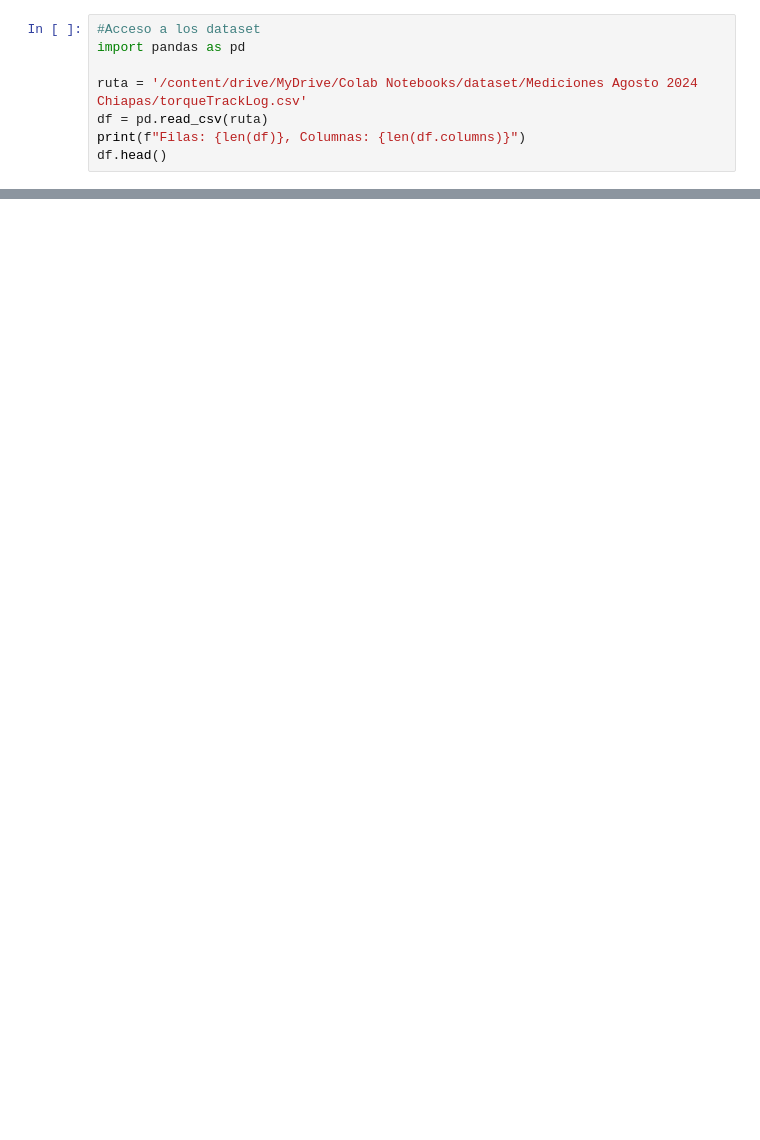
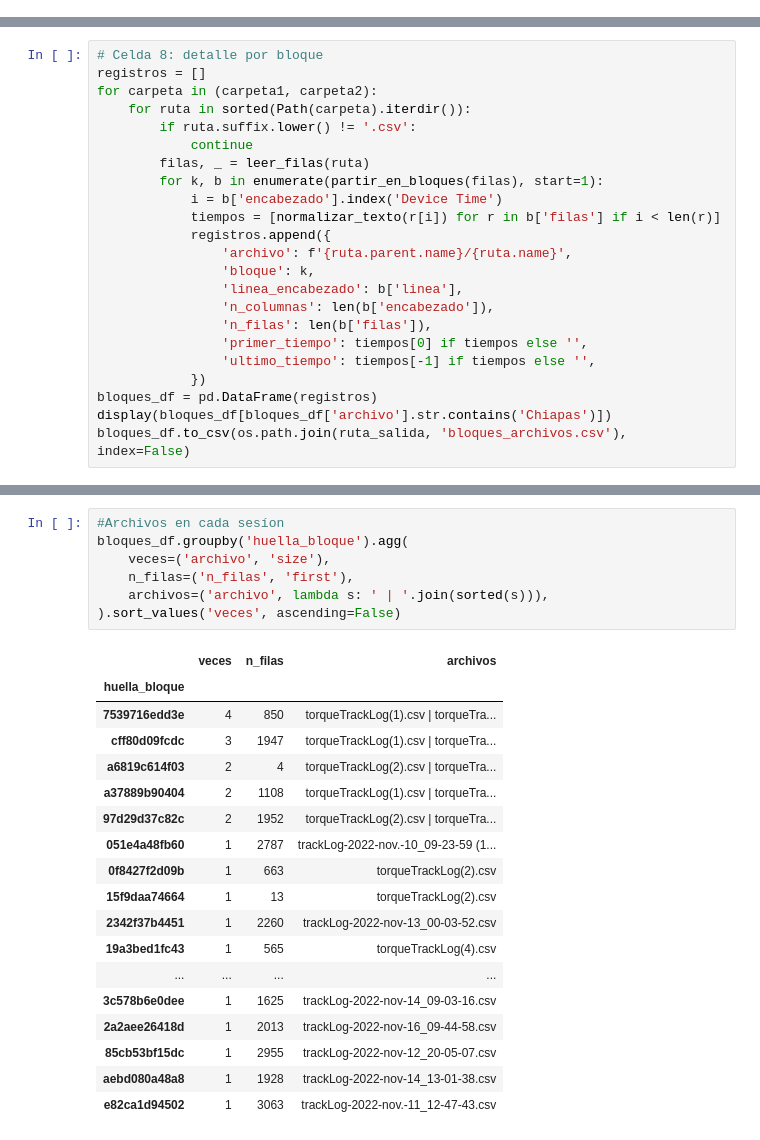
Before and after one commit to AlfCR/dnn-estadia, a Jupyter notebook: dnn_estadia_ACP.ipynb, the cells around one changed output, grey strips where cells are left out. Drawn from its saved outputs; the diff is of its cells as text; blank space fills up the shorter version.

```diff
--- a/dnn_estadia_ACP.ipynb
+++ b/dnn_estadia_ACP.ipynb
@@ -43,8 +2,0 @@ False
-# %%
-#Acceso a los dataset
-import pandas as pd
-
-ruta = '/content/drive/MyDrive/Colab Notebooks/dataset/Mediciones Agosto 2024 Chiapas/torqueTrackLog.csv'
-df = pd.read_csv(ruta)
-print(f"Filas: {len(df)}, Columnas: {len(df.columns)}")
-df.head()
@@ -345,0 +324,23 @@ ok G(z)
+# %%
+# Celda 8: detalle por bloque
+registros = []
+for carpeta in (carpeta1, carpeta2):
+    for ruta in sorted(Path(carpeta).iterdir()):
+        if ruta.suffix.lower() != '.csv':
+            continue
+        filas, _ = leer_filas(ruta)
+        for k, b in enumerate(partir_en_bloques(filas), start=1):
+            i = b['encabezado'].index('Device Time')
+            tiempos = [normalizar_texto(r[i]) for r in b['filas'] if i < len(r)]
+            registros.append({
+                'archivo': f'{ruta.parent.name}/{ruta.name}',
+                'bloque': k,
+                'linea_encabezado': b['linea'],
+                'n_columnas': len(b['encabezado']),
+                'n_filas': len(b['filas']),
+                'primer_tiempo': tiempos[0] if tiempos else '',
+                'ultimo_tiempo': tiempos[-1] if tiempos else '',
+            })
+bloques_df = pd.DataFrame(registros)
+display(bloques_df[bloques_df['archivo'].str.contains('Chiapas')])
+bloques_df.to_csv(os.path.join(ruta_salida, 'bloques_archivos.csv'), index=False)
@@ -345,0 +425,26 @@ ok G(z)
+# %%
+#Archivos en cada sesíon
+bloques_df.groupby('huella_bloque').agg(
+    veces=('archivo', 'size'),
+    n_filas=('n_filas', 'first'),
+    archivos=('archivo', lambda s: ' | '.join(sorted(s))),
+).sort_values('veces', ascending=False)
+# %% [output]
+|  | veces | n_filas | archivos |
+| huella_bloque |  |  |  |
+| 7539716edd3e | 4 | 850 | torqueTrackLog(1).csv | torqueTra... |
+| cff80d09fcdc | 3 | 1947 | torqueTrackLog(1).csv | torqueTra... |
+| a6819c614f03 | 2 | 4 | torqueTrackLog(2).csv | torqueTra... |
+| a37889b90404 | 2 | 1108 | torqueTrackLog(1).csv | torqueTra... |
+| 97d29d37c82c | 2 | 1952 | torqueTrackLog(2).csv | torqueTra... |
+| 051e4a48fb60 | 1 | 2787 | trackLog-2022-nov.-10_09-23-59 (1... |
+| 0f8427f2d09b | 1 | 663 | torqueTrackLog(2).csv |
+| 15f9daa74664 | 1 | 13 | torqueTrackLog(2).csv |
+| 2342f37b4451 | 1 | 2260 | trackLog-2022-nov-13_00-03-52.csv |
+| 19a3bed1fc43 | 1 | 565 | torqueTrackLog(4).csv |
+| ... | ... | ... | ... |
+| 3c578b6e0dee | 1 | 1625 | trackLog-2022-nov-14_09-03-16.csv |
+| 2a2aee26418d | 1 | 2013 | trackLog-2022-nov-16_09-44-58.csv |
+| 85cb53bf15dc | 1 | 2955 | trackLog-2022-nov-12_20-05-07.csv |
+| aebd080a48a8 | 1 | 1928 | trackLog-2022-nov-14_13-01-38.csv |
+| e82ca1d94502 | 1 | 3063 | trackLog-2022-nov.-11_12-47-43.csv |
```
Also changed, not shown: parts of 45 cells of this notebook.
